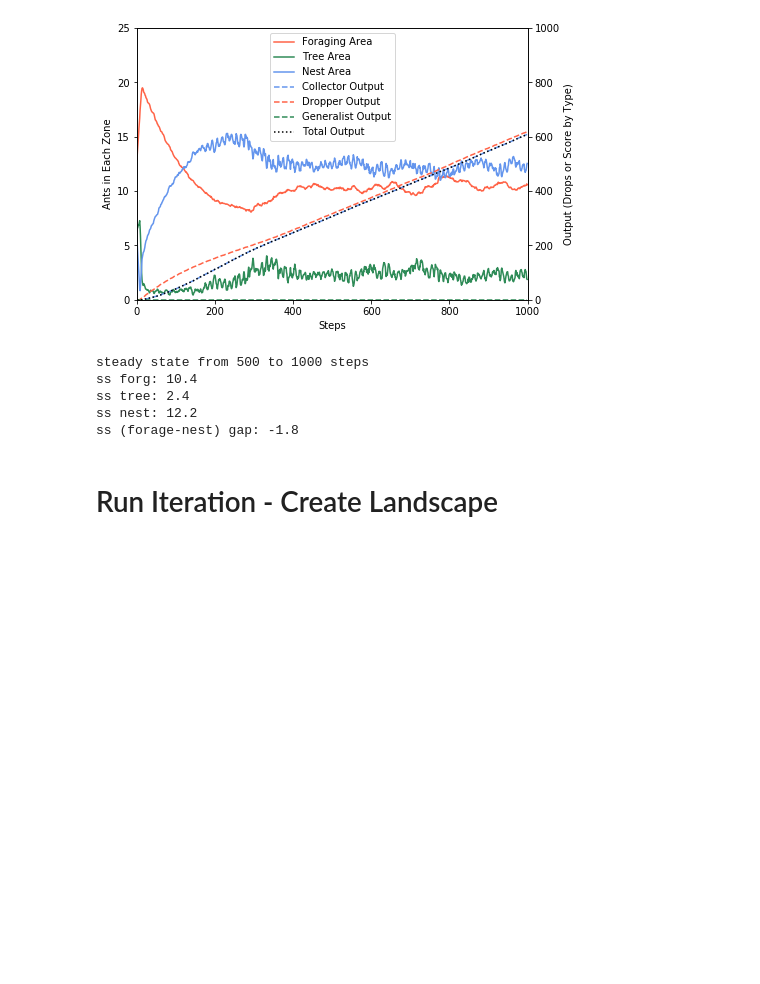
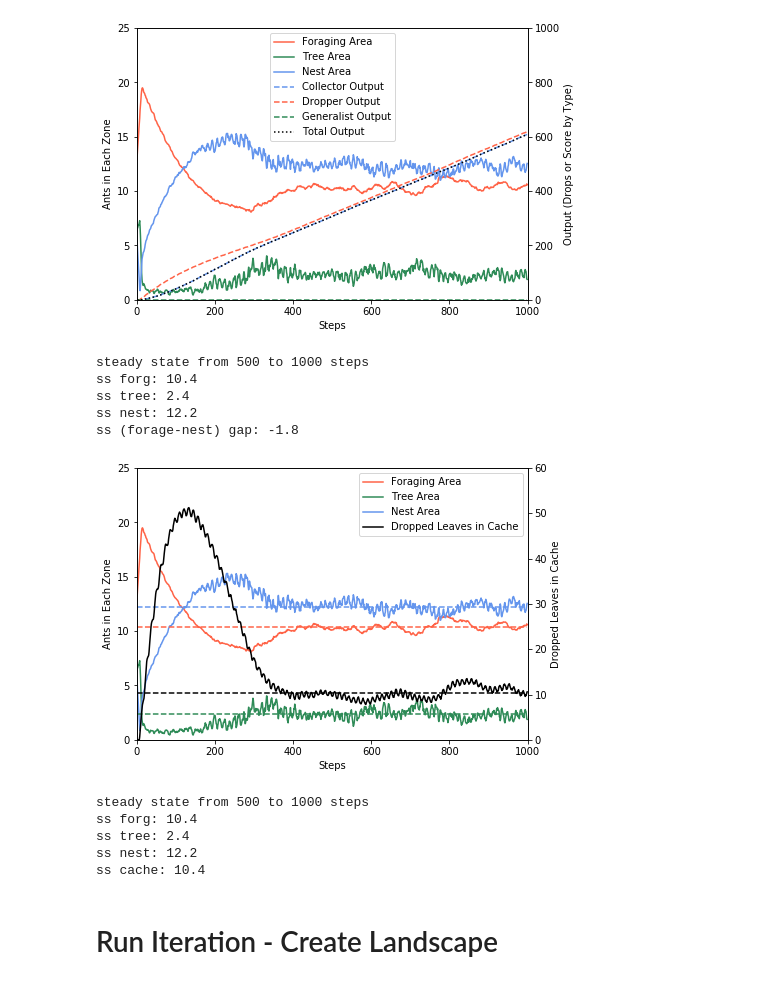
Before and after one commit to pgovoni21/ants-task-partitioning-ABM, a Jupyter notebook: ABM.ipynb, the cells around one changed output. Saved outputs shown, nothing was run; the diff lists cells and outputs as text; code cells hidden in the pictures; blank space fills up the shorter version.

```diff
--- a/ABM.ipynb
+++ b/ABM.ipynb
@@ -943,7 +943,7 @@ iter_data_run50_dplen10_ant25_dp0_pp0_fp95_step1K
 iter_data_run50_dplen10_ant25_dp100_pp100_fp95_step1K
 [figure]
 # %%
-def collective_population_plot(run_data, step_num, ant_num, max_score=0):
+def collective_population_plot(run_data, step_num, ant_num, max_score=0, save=0):
     """
     plots data outputs + zone counts of iterated model runs
     """
@@ -989,7 +989,12 @@ def collective_population_plot(run_data, step_num, ant_num, max_score=0):
     # adds legend
     lns = [p2, p1, p3, p4, p5, p6, p7]
     host.legend(handles=lns, loc='upper center')
-    plt.show()
+
+    if save == 0:
+        plt.show()
+    else:
+        plt.savefig(save,dpi=400)
+        plt.show()
 
     # averages each zone count between the middle/end to represent steady state levels + prints results
     ss_run_num = int(step_num/2)
@@ -1069,8 +1074,6 @@ max_cost = 0.3
 max_score = 1000
 run_count = 50
 
-dplen = 10
-dp = 100
 pp = 100
 title = 'iter_data_run50_dplen10_ant25_dp100_pp100_fp95_step1K'
 
@@ -1127,3 +1199,36 @@ ss (forage-nest) gap: -1.8
+# %%
+"""
+collective ant behavior averaged across 50 runs
+plotted as control parameters, highlighting influence of dropped leaves in the cache
+
+- with dp/pp at 0 (generalist):
+    -
+- with dp/pp at 100 (task partitioned):
+    -
+"""
+
+# plotting parameters
+max_cost = 0.3
+max_score = 1000
+run_count = 50
+
+pp = 100
+title = 'iter_data_run50_dplen10_ant25_dp100_pp100_fp95_step1K'
+
+pop_data, ant_pos = pickle.load(open(title,'rb'))
+pp_cost = pp/100 * max_cost
+pop_data_mean = [np.mean(data_array[:run_count,:],axis=0) for data_array in pop_data]
+for i in range(4):
+    pop_data_mean[i] = pop_data_mean[i]*(1 - pp_cost)
+collective_population_plot_control(pop_data_mean, step_num, ant_num, max_score=0)
+print()
+# %% [output]
+[figure, added]
+steady state from 500 to 1000 steps
+ss forg: 10.4
+ss tree: 2.4
+ss nest: 12.2
+ss cache: 10.4
 # %% [markdown]
 # Run Iteration - Create Landscape
 # %%
```
Also changed, not shown: parts of 1 cell of this notebook, 1 other file.
